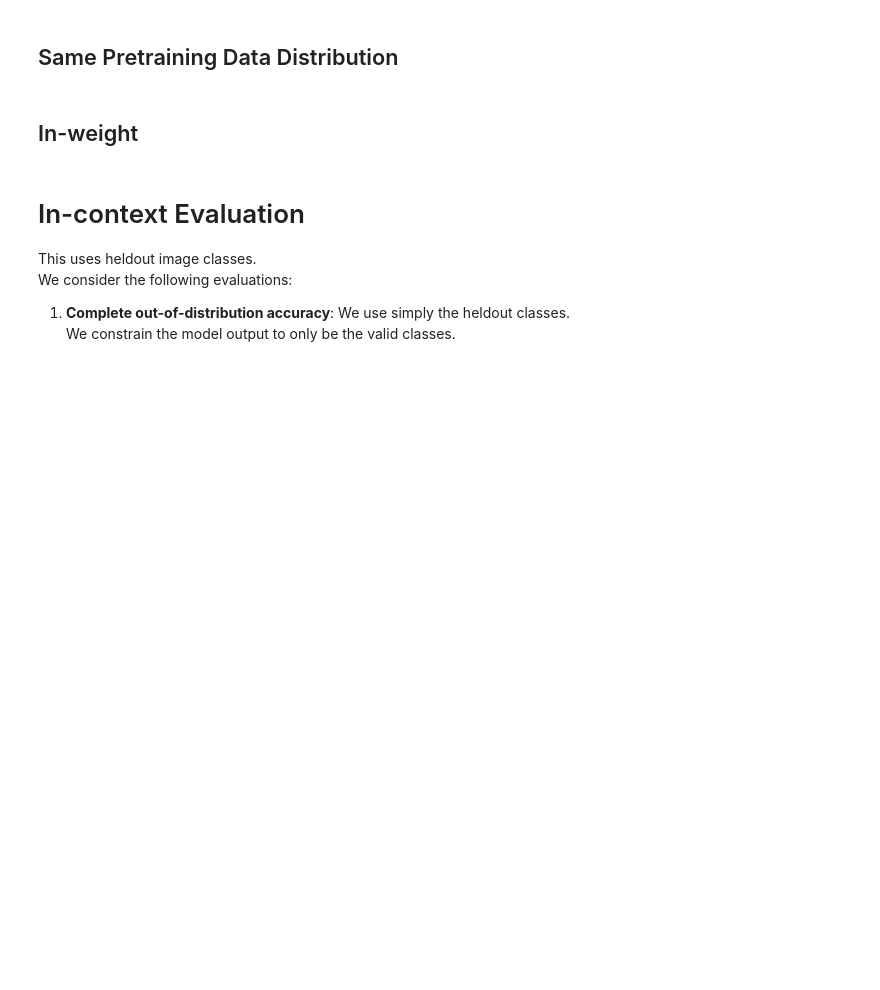
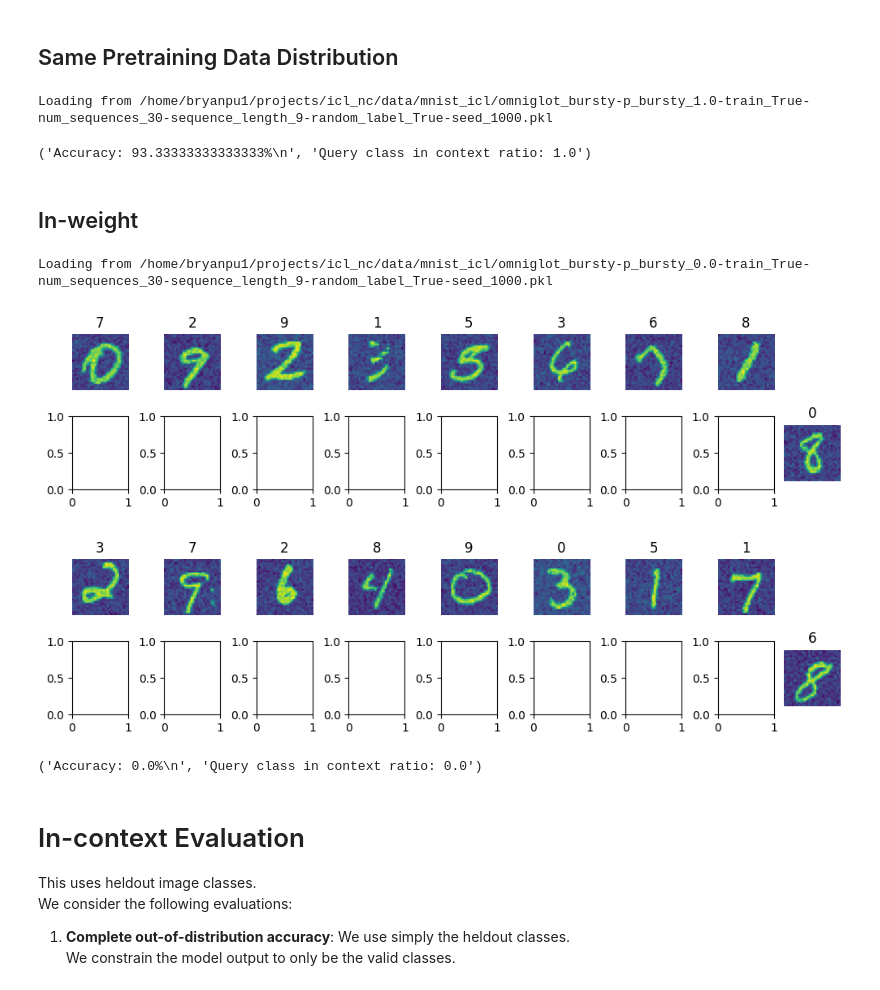
Before and after one commit to chanb/jaxl, a Jupyter notebook: scripts/icl/mnist/evaluate_icl.ipynb, the cells around one changed output. Drawn from its saved outputs; the diff is of its cells as text; code cells hidden in the pictures; blank space fills up the shorter version.

Commit message:
Proper in-weight eval for MNIST

```diff
--- a/scripts/icl/mnist/evaluate_icl.ipynb
+++ b/scripts/icl/mnist/evaluate_icl.ipynb
@@ -123,6 +148,8 @@ def get_preds_labels(data_loader, num_tasks, max_label=None):
     all_preds = []
     all_labels = []
     all_outputs = []
+    total_samples = 0
+    num_query_class_in_context = 0
 
     for batch_i, samples in enumerate(data_loader):
         if batch_i >= num_tasks:
@@ -146,15 +173,19 @@ def get_preds_labels(data_loader, num_tasks, max_label=None):
             preds = np.argmax(outputs[..., :data_loader.dataset._data["num_classes"]], axis=-1)
         else:
             preds = np.argmax(outputs[..., :max_label], axis=-1)
-        labels = np.argmax(one_hot_labels, axis=-1)
+        labels = np.argmax(one_hot_labels.numpy(), axis=-1)
         all_preds.append(preds)
         all_labels.append(labels)
         all_outputs.append(outputs)
+        num_query_class_in_context += np.sum(
+            np.max(np.argmax(context_outputs.numpy(), axis=-1) == labels[:, None], axis=-1)
+        )
+        total_samples += len(labels)
 
     all_outputs = np.concatenate(all_outputs)
     all_preds = np.concatenate(all_preds)
     all_labels = np.concatenate(all_labels)
-    return all_preds, all_labels, all_outputs
+    return all_preds, all_labels, all_outputs, (num_query_class_in_context / total_samples)
 
 # Check model accuracy
 def print_performance(
@@ -198,7 +229,7 @@ def evaluate(exp_name, eval_name, dataset_config, seed, num_tasks, max_label, ba
         num_workers=num_workers,
     )
 
-    preds, labels, outputs = get_preds_labels(data_loader, num_tasks, max_label)
+    preds, labels, outputs, num_query_class_in_context_ratio = get_preds_labels(data_loader, num_tasks, max_label)
     acc_str = print_performance(
         preds,
         labels,
@@ -221,11 +252,12 @@ def evaluate(exp_name, eval_name, dataset_config, seed, num_tasks, max_label, ba
                     "labels": labels,
                     "outputs": outputs,
                     "acc_str": acc_str,
+                    "num_query_class_in_context_ratio": num_query_class_in_context_ratio,
                 }
             },
             open(os.path.join(save_dir, "{}.pkl".format(eval_name)), "wb"),
         )
-    return acc_str
+    return acc_str, "Query class in context ratio: {}".format(num_query_class_in_context_ratio)
 # %% [markdown]
 # Pretraining
 Pretraining is the exact same dataset for training the ICL model---we expect the performance to be near perfect.
@@ -277,30 +312,40 @@ same_pretraining_acc = evaluate(
     fixed_length=fixed_length,
 )
 print(same_pretraining_acc)
+# %% [output]
+Loading from /home/bryanpu1/projects/icl_nc/data/mnist_icl/omniglot_bursty-p_bursty_1.0-train_True-num_sequences_30-sequence_length_9-random_label_True-seed_1000.pkl
+('Accuracy: 93.33333333333333%\n', 'Query class in context ratio: 1.0')
 # %% [markdown]
 ## In-weight
 # %%
 in_weight_config_dict = copy.deepcopy(
     config_dict["learner_config"]["dataset_config"]
 )
 in_weight_config_dict["dataset_kwargs"]["task_config"]["num_sequences"] = num_test_tasks
-in_weight_config_dict["dataset_kwargs"]["task_config"]["p_bursty"] = 1.0
+in_weight_config_dict["dataset_kwargs"]["task_config"]["p_bursty"] = 0.0
+in_weight_config_dict["dataset_kwargs"]["task_config"]["unique_classes"] = True
 in_weight_config = parse_dict(in_weight_config_dict)
 
 in_weight_acc = evaluate(
     exp_name=exp_name,
     eval_name="in_weight",
     dataset_config=in_weight_config,
     seed=test_data_seed,
     num_tasks=num_test_tasks,
     max_label=None,
     batch_size=num_samples_per_task,
     context_len=context_len,
     num_workers=num_workers,
     save=True,
     fixed_length=fixed_length,
+    visualize=True,
 )
 print(in_weight_acc)
+# %% [output]
+Loading from /home/bryanpu1/projects/icl_nc/data/mnist_icl/omniglot_bursty-p_bursty_0.0-train_True-num_sequences_30-sequence_length_9-random_label_True-seed_1000.pkl
+[figure, added]
+[figure, added]
+('Accuracy: 0.0%\n', 'Query class in context ratio: 0.0')
 # %% [markdown]
 # In-context Evaluation
 This uses heldout image classes.
```
Also changed, not shown: parts of 14 cells of this notebook, 1 other file.
